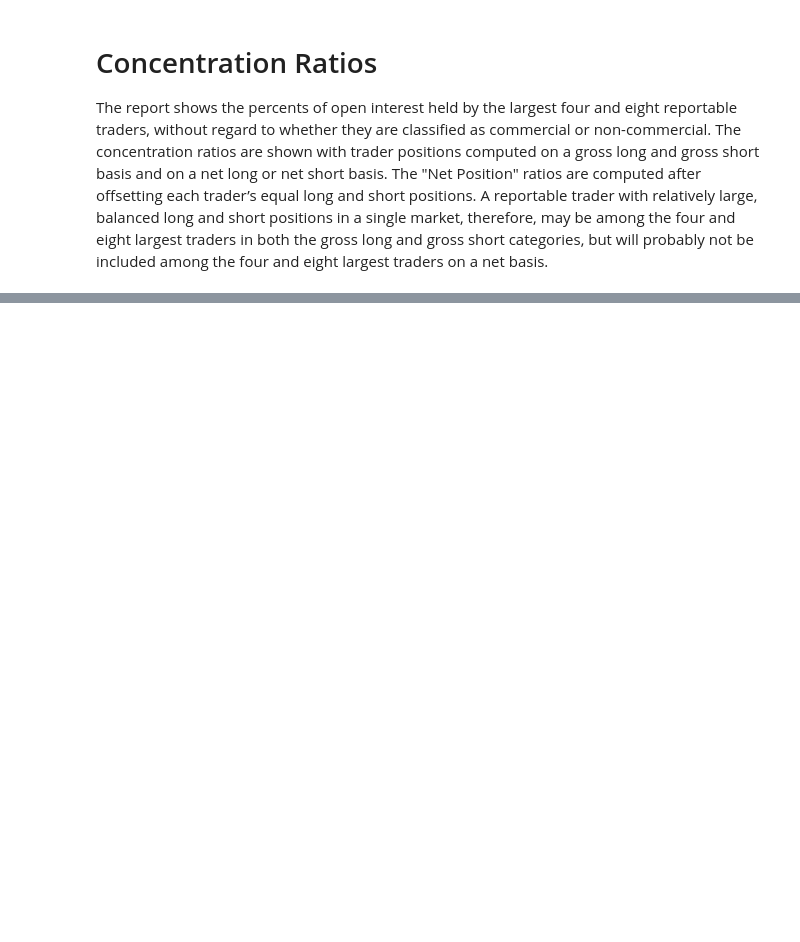
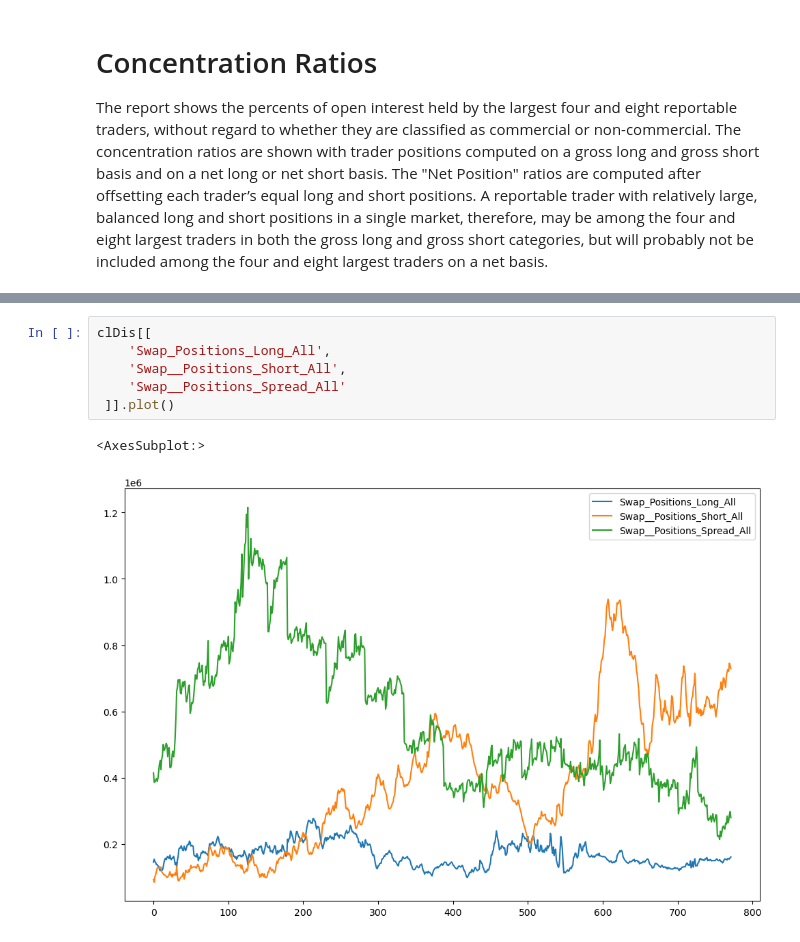
Before and after one commit to rahmatfaridi/ExplorationML, a Jupyter notebook: getCOT.ipynb, the cells around one changed output, grey strips where cells are left out. Saved outputs shown, nothing was run; the diff lists cells and outputs as text; blank space fills up the shorter version.

```diff
--- a/getCOT.ipynb
+++ b/getCOT.ipynb
@@ -125,0 +182,9 @@ cl[[
+# %%
+clDis[[
+    'Swap_Positions_Long_All',
+    'Swap__Positions_Short_All',
+    'Swap__Positions_Spread_All'
+ ]].plot()
+# %% [output]
+<AxesSubplot:>
+[figure, added]
```
Also changed, not shown: parts of 36 cells of this notebook.
